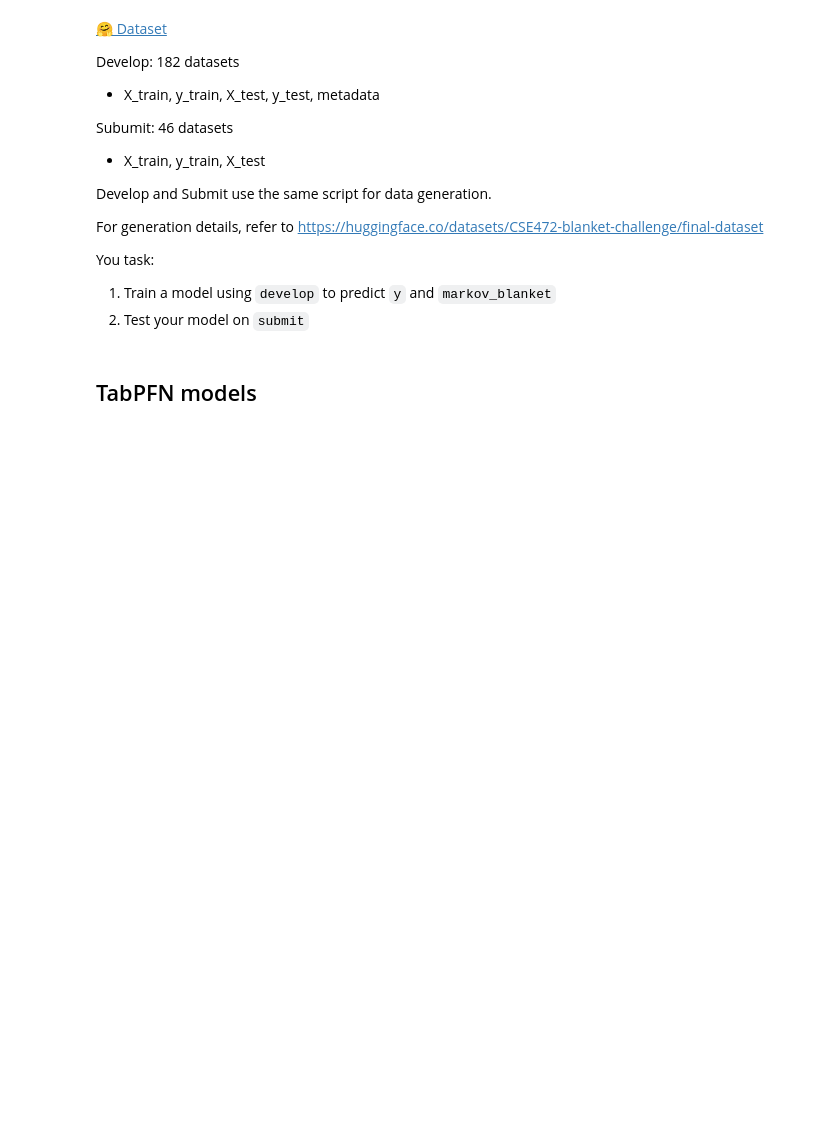
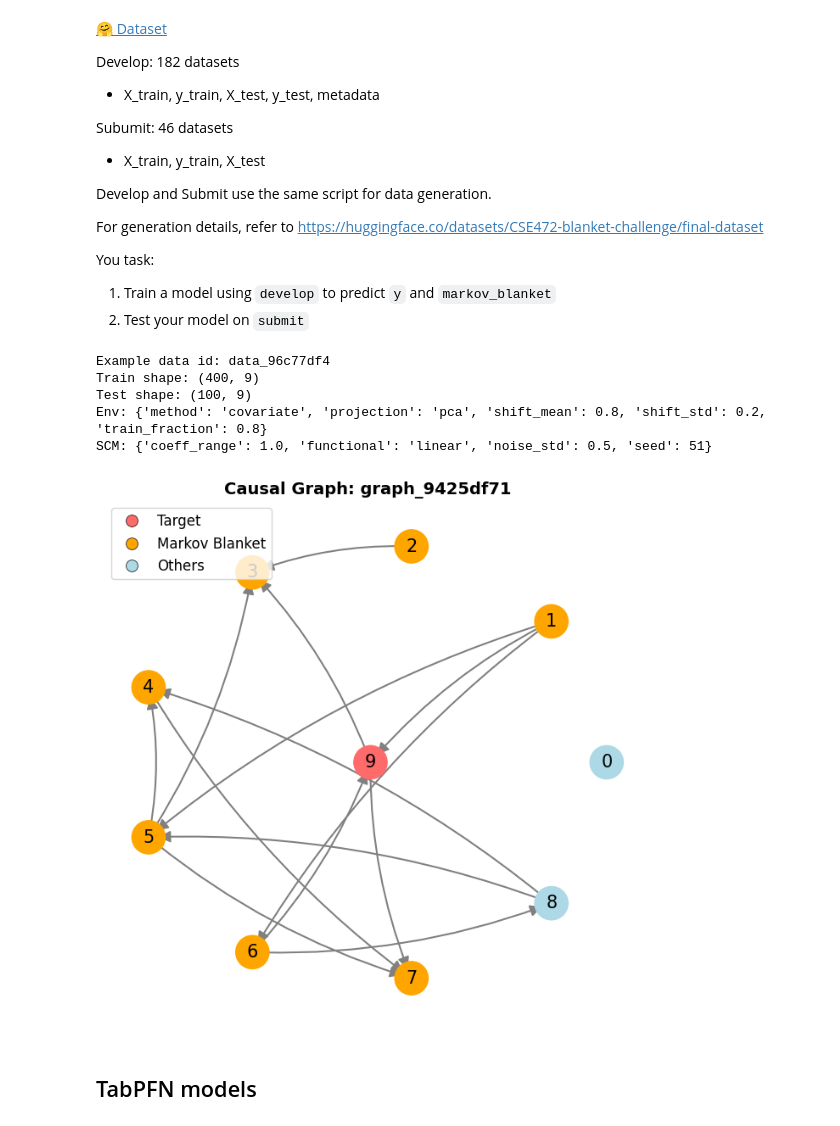
Before and after one commit to Shu-Wan/CSE472-blanket-challenge, a Jupyter notebook: labs/04_final/final.ipynb, the cells around one changed output. Cells and saved outputs as stored; diff of their text form; code cells hidden in the pictures; blank space fills up the shorter version.

Commit message:
feat: final project evaluation

```diff
--- a/labs/04_final/final.ipynb
+++ b/labs/04_final/final.ipynb
@@ -31,7 +48,9 @@ logging.basicConfig(level=logging.ERROR)
 # %% [markdown]
 # Load data
 # %%
-develop = load_dataset("CSE472-blanket-challenge/final-dataset", 'develop', split='train')
-submit = load_dataset("CSE472-blanket-challenge/final-dataset", 'submit', split='train')
+develop = load_dataset(
+    "CSE472-blanket-challenge/final-dataset", "develop", split="train"
+)
+submit = load_dataset("CSE472-blanket-challenge/final-dataset", "submit", split="train")
 # %%
 print(len(develop), len(submit))
@@ -57,20 +78,32 @@ You task:
 # %%
 # Select Test Case
 example_data = develop[89]
-X_train = np.asarray(example_data['X_train'])
-y_train = np.asarray(example_data['y_train'])
-X_test = np.asarray(example_data['X_test'])
-y_test = np.asarray(example_data['y_test'])
+X_train = np.asarray(example_data["X_train"])
+y_train = np.asarray(example_data["y_train"])
+X_test = np.asarray(example_data["X_test"])
+y_test = np.asarray(example_data["y_test"])
 
 print(f"Example data id: {example_data['data_id']}")
 print(f"Train shape: {X_train.shape}")
 print(f"Test shape: {X_test.shape}")
 print(f"Env: {example_data['environment']}")
 print(f"SCM: {example_data['scm']}")
+# %% [output]
+Example data id: data_96c77df4
+Train shape: (400, 9)
+Test shape: (100, 9)
+Env: {'method': 'covariate', 'projection': 'pca', 'shift_mean': 0.8, 'shift_std': 0.2, 'train_fraction': 0.8}
+SCM: {'coeff_range': 1.0, 'functional': 'linear', 'noise_std': 0.5, 'seed': 51}
 # %%
 # Visualize Causal Graph
-plot_graph(example_data['adjacency_matrix'], title=f"Causal Graph: {example_data['graph_id']}", figsize=(8, 8))
+plot_graph(
+    example_data["adjacency_matrix"],
+    title=f"Causal Graph: {example_data['graph_id']}",
+    figsize=(8, 8),
+)
 plt.show()
+# %% [output]
+[figure, added]
 # %% [markdown]
 ## TabPFN models
 # %%
```
Also changed, not shown: parts of 15 cells of this notebook, 5 other files.
